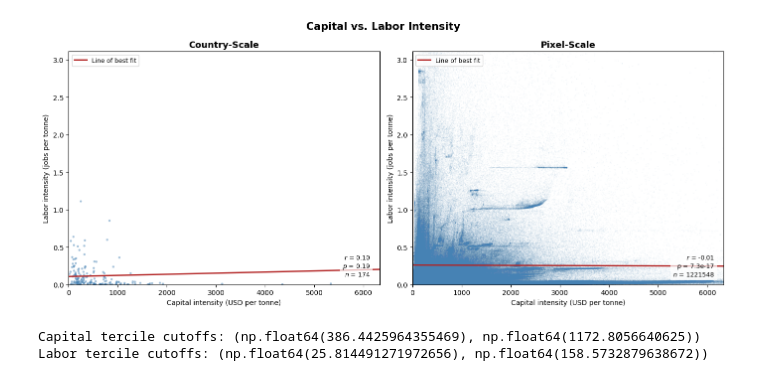
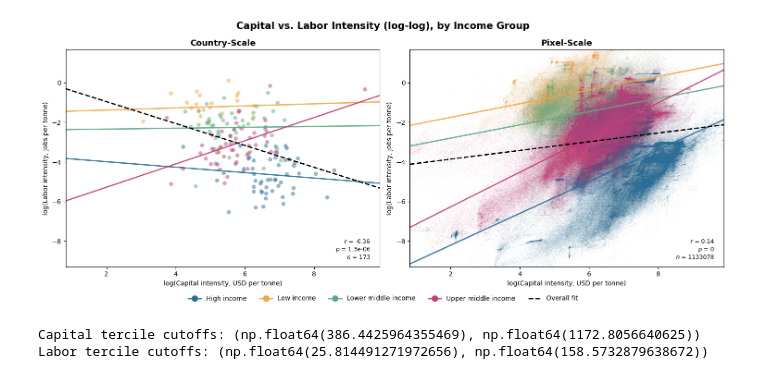
Before and after one commit to carinamani/AgDownscaling, a Jupyter notebook: 04_FIGURES/analyze_intensity_relationships.ipynb, the cells around one changed output. Cells and saved outputs as stored; diff of their text form; code cells hidden in the pictures.

Commit message:
add income group detail to scatterplot

```diff
--- a/04_FIGURES/analyze_intensity_relationships.ipynb
+++ b/04_FIGURES/analyze_intensity_relationships.ipynb
@@ -81,59 +157,93 @@ Pixel-scale correlation:
 # %%
-##### Side-by-side scatterplots with line of best fit
+##### Side-by-side scatterplots with line of best fit, colored by income group
 
-def plot_scatter(ax, x, y, lr, title, xlabel, ylabel, xlim, ylim, point_alpha=0.5, point_size=10):
-    ax.scatter(x, y, alpha=point_alpha, s=point_size, color="steelblue", edgecolor="none")
+def plot_scatter(ax, x, y, groups, lr, title, xlabel, ylabel, xlim, ylim,
+                  income_colors, point_alpha=0.5, point_size=10, min_group_n=3):
+    x_line_full = np.linspace(xlim[0], xlim[1], 100)
 
-    x_line = np.linspace(xlim[0], xlim[1], 100)
-    y_line = lr.intercept + lr.slope * x_line
-    ax.plot(x_line, y_line, color="firebrick", linewidth=2, label="Line of best fit")
+    for group, color in income_colors.items():
+        mask = groups == group
+        n_group = mask.sum()
+        if n_group == 0:
+            continue
+
+        ax.scatter(
+            x[mask], y[mask], alpha=point_alpha, s=point_size,
+            color=color, edgecolor="none", label=group
+        )
+
+        # income-group-specific line of best fit
+        if n_group >= min_group_n:
+            lr_group = stats.linregress(x[mask], y[mask])
+            y_line_group = lr_group.intercept + lr_group.slope * x_line_full
+            ax.plot(x_line_full, y_line_group, color=color, linewidth=2, linestyle="-", alpha=0.9)
+
+    # overall line of best fit (kept, drawn on top in black)
+    y_line = lr.intercept + lr.slope * x_line_full
+    ax.plot(x_line_full, y_line, color="black", linewidth=2, linestyle="--", label="Overall fit", zorder=5)
 
     ax.set_xlim(xlim)
     ax.set_ylim(ylim)
 
     ax.set_title(title, fontsize=13, weight="bold")
     ax.set_xlabel(xlabel, fontsize=10)
     ax.set_ylabel(ylabel, fontsize=10)
-    ax.legend(fontsize=9, loc="upper left")
 
     ax.text(
         0.97, 0.03,
         f"$r$ = {lr.rvalue:.2f}\n$p$ = {lr.pvalue:.2g}\n$n$ = {len(x)}",
         transform=ax.transAxes, ha="right", va="bottom", fontsize=9,
         bbox=dict(facecolor="white", alpha=0.7, edgecolor="none")
     )
 
 
-# shared axis limits: capped at the larger of the two datasets' 99th percentiles
-x_cap = max(np.percentile(x_country, 99), np.percentile(x_pixel, 99))
-y_cap = max(np.percentile(y_country, 99), np.percentile(y_pixel, 99))
+# shared axis limits across both panels
+x_hi = max(np.percentile(x_country, 99.999), np.percentile(x_pixel, 99.999))
+x_lo = min(np.percentile(x_country, 0.001), np.percentile(x_pixel, 0.001))
+y_hi = max(np.percentile(y_country, 99.99), np.percentile(y_pixel, 99.999))
+y_lo = min(np.percentile(y_country, 0.001), np.percentile(y_pixel, 0.001))
 
-xlim = (0, x_cap)
-ylim = (0, y_cap)
+xlim = (x_lo, x_hi)
+ylim = (y_lo, y_hi)
 
-fig, axes = plt.subplots(1, 2, figsize=(14, 6))
+fig, axes = plt.subplots(1, 2, figsize=(15, 6))
 
 plot_scatter(
-    axes[0], x_country, y_country, lr_country,
-    title="Country-Scale", xlabel="Capital intensity (USD per tonne)",
-    ylabel="Labor intensity (jobs per tonne)",
-    xlim=xlim, ylim=ylim
+    axes[0], x_country, y_country, income_country, lr_country,
+    title="Country-Scale", xlabel="log(Capital intensity, USD per tonne)",
+    ylabel="log(Labor intensity, jobs per tonne)",
+    xlim=xlim, ylim=ylim, income_colors=income_colors,
+    point_size=40
 )
 
 plot_scatter(
-    axes[1], x_pixel, y_pixel, lr_pixel,
-    title="Pixel-Scale", xlabel="Capital intensity (USD per tonne)",
-    ylabel="Labor intensity (jobs per tonne)",
-    xlim=xlim, ylim=ylim,
+    axes[1], x_pixel, y_pixel, income_pixel, lr_pixel,
+    title="Pixel-Scale", xlabel="log(Capital intensity, USD per tonne)",
+    ylabel="log(Labor intensity, jobs per tonne)",
+    xlim=xlim, ylim=ylim, income_colors=income_colors,
     point_alpha=0.05, point_size=2
 )
 
-fig.suptitle("Capital vs. Labor Intensity", fontsize=15, weight="bold")
+# --- Build legend manually with larger, fully opaque markers ---
+income_handles = [
+    plt.Line2D([0], [0], marker="o", linestyle="-", markersize=10, linewidth=2,
+               markerfacecolor=color, markeredgecolor="none", color=color, label=group)
+    for group, color in income_colors.items()
+]
+fit_line_handle = plt.Line2D([0], [0], color="black", linewidth=2, linestyle="--", label="Overall fit")
+
+fig.legend(
+    handles=income_handles + [fit_line_handle],
+    loc="lower center", ncol=len(income_groups) + 1,
+    bbox_to_anchor=(0.5, -0.05), frameon=False, fontsize=10
+)
+
+fig.suptitle("Capital vs. Labor Intensity (log-log), by Income Group", fontsize=15, weight="bold")
 plt.tight_layout()
-fig.savefig(f"{fd}/capital_labor_scatter_side_by_side.png", dpi=300, bbox_inches="tight")
+fig.savefig(f"{fd}/capital_labor_scatter_side_by_side_log_income.png", dpi=300, bbox_inches="tight")
 plt.show()
 # %% [output]
-[figure, old version]
+[figure, new version]
 # %%
 ##### Bivariate LMH classification (pixel scale)
 
```
Also changed, not shown: parts of 3 cells of this notebook.
